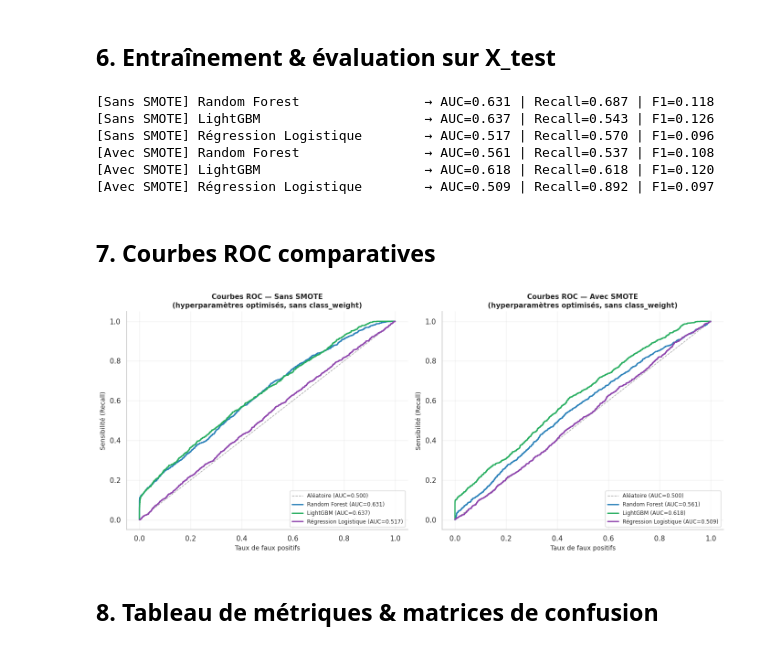
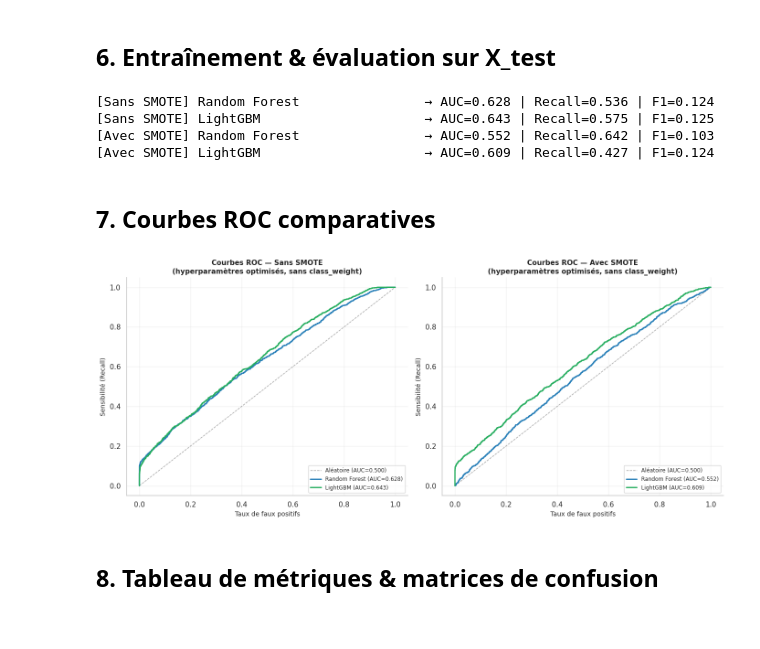
Before and after one commit to Lanier777/PROJET_STATAPP_MILLIMAN, a Jupyter notebook: Analyses_descriptives/Mise_a_jours_stat_desc.ipynb, the cells around one changed output. Drawn from its saved outputs; the diff is of its cells as text; code cells hidden in the pictures.

```diff
--- a/Analyses_descriptives/Mise_a_jours_stat_desc.ipynb
+++ b/Analyses_descriptives/Mise_a_jours_stat_desc.ipynb
@@ -532,15 +532,14 @@ NaN restants — train: 0 | test: 0
 
 # ── Sans SMOTE ───────────────────────────────────────────────────────────────
 rf_no = RandomForestClassifier(
-    n_estimators=200, max_depth=10, min_samples_split=5,
-    min_samples_leaf=2, max_features='sqrt',
+    n_estimators=100, max_depth=10, min_samples_split=8,
+    min_samples_leaf=3, max_features='log2', bootstrap = True,
     random_state=42, n_jobs=-1)
 
 
 lgb_no = lgb.LGBMClassifier(
-    n_estimators=400, learning_rate=0.01, num_leaves=63,
-    max_depth=10, min_child_samples=20,
-    subsample=0.8, colsample_bytree=0.8,
+    n_estimators=50, learning_rate=0.05, num_leaves=50,
+    max_depth=-1, min_child_samples=30,
     random_state=42, verbose=-1)
 
 
@@ -555,25 +554,25 @@ lr_no = LogisticRegression(
 # X_test n'est jamais touché
 
 pipe_rf_sm = ImbPipeline([
-    ('smote', SMOTE(sampling_strategy=0.25, random_state=42)),
+    ('smote', SMOTE(sampling_strategy=0.35, random_state=42)),
     ('rf',    RandomForestClassifier(
-                n_estimators=200, max_depth=20, min_samples_split=2,
-                min_samples_leaf=1, max_features='sqrt',
+                n_estimators=200, max_depth=50, min_samples_split=7,
+                min_samples_leaf=2, max_features='log2', bootstrap = True,
                 random_state=42, n_jobs=-1))
 ])
 
 
 pipe_lgb_sm = ImbPipeline([
-    ('smote', SMOTE(sampling_strategy=0.25, random_state=42)),
+    ('smote', SMOTE(sampling_strategy=0.35, random_state=42)),
     ('lgb',   lgb.LGBMClassifier(
-                n_estimators=200, learning_rate=0.05, num_leaves=31,
-                max_depth=-1, min_child_samples=10,
+                n_estimators=2000, learning_rate=0.01, num_leaves=50,
+                max_depth=6, min_child_samples=10,
                 random_state=42, verbose=-1))
 ])
 
 
 pipe_lr_sm = ImbPipeline([
-    ('smote', SMOTE(sampling_strategy=0.25, random_state=42)),
+    ('smote', SMOTE(sampling_strategy=0.35, random_state=42)),
     ('lr',    LogisticRegression(
                 C=0.01, penalty='l1', solver='liblinear',
                 max_iter=2000, random_state=42))
@@ -608,47 +607,45 @@ def evaluate(model, name, protocol):
 all_results = [
     evaluate(rf_no,       'Random Forest',          'Sans SMOTE'),
     evaluate(lgb_no,      'LightGBM',               'Sans SMOTE'),
-    evaluate(lr_no,       'Régression Logistique',   'Sans SMOTE'),
+    #evaluate(lr_no,       'Régression Logistique',   'Sans SMOTE'),
     evaluate(pipe_rf_sm,  'Random Forest',           'Avec SMOTE'),
     evaluate(pipe_lgb_sm, 'LightGBM',               'Avec SMOTE'),
-    evaluate(pipe_lr_sm,  'Régression Logistique',   'Avec SMOTE'),
+    #evaluate(pipe_lr_sm,  'Régression Logistique',   'Avec SMOTE'),
 ]
 
 for r in all_results:
     print(f"[{r['Protocole']}] {r['Modèle']:28s} → "
           f"AUC={r['AUC']:.3f} | Recall={r['Recall']:.3f} | F1={r['F1']:.3f}")
 # %% [output]
-[Sans SMOTE] Random Forest                → AUC=0.631 | Recall=0.687 | F1=0.118
-[Sans SMOTE] LightGBM                     → AUC=0.637 | Recall=0.543 | F1=0.126
-[Sans SMOTE] Régression Logistique        → AUC=0.517 | Recall=0.570 | F1=0.096
-[Avec SMOTE] Random Forest                → AUC=0.561 | Recall=0.537 | F1=0.108
-[Avec SMOTE] LightGBM                     → AUC=0.618 | Recall=0.618 | F1=0.120
-[Avec SMOTE] Régression Logistique        → AUC=0.509 | Recall=0.892 | F1=0.097
+[Sans SMOTE] Random Forest                → AUC=0.628 | Recall=0.536 | F1=0.124
+[Sans SMOTE] LightGBM                     → AUC=0.643 | Recall=0.575 | F1=0.125
+[Avec SMOTE] Random Forest                → AUC=0.552 | Recall=0.642 | F1=0.103
+[Avec SMOTE] LightGBM                     → AUC=0.609 | Recall=0.427 | F1=0.124
 # %% [markdown]
 ## 7. Courbes ROC comparatives
 # %%
 COLORS = {
     'Random Forest':         '#2980B9',
     'LightGBM':              '#27AE60',
-    'Régression Logistique': '#8E44AD',
+    #'Régression Logistique': '#8E44AD',
 }
 
 fig, axes = plt.subplots(1, 2, figsize=(14, 6))
 for ax, pname in zip(axes, ['Sans SMOTE','Avec SMOTE']):
     ax.plot([0,1],[0,1],'k--', alpha=0.4, linewidth=1, label='Aléatoire (AUC=0.500)')
     for r in [res for res in all_results if res['Protocole'] == pname]:
         ax.plot(r['_fpr'], r['_tpr'], color=COLORS[r['Modèle']], linewidth=2,
                 label=f"{r['Modèle']} (AUC={r['AUC']:.3f})")
     ax.set_xlabel('Taux de faux positifs', fontsize=10)
     ax.set_ylabel('Sensibilité (Recall)', fontsize=10)
     ax.set_title(f'Courbes ROC — {pname}\n(hyperparamètres optimisés, sans class_weight)',
                  fontsize=11, fontweight='bold')
     ax.legend(fontsize=8.5, loc='lower right', frameon=True)
     ax.grid(True, alpha=0.25)
     ax.spines[['top','right']].set_visible(False)
 plt.tight_layout(); plt.show()
 # %% [output]
-[figure, old version]
+[figure, new version]
 # %% [markdown]
 ## 8. Tableau de métriques & matrices de confusion
 # %%
```
